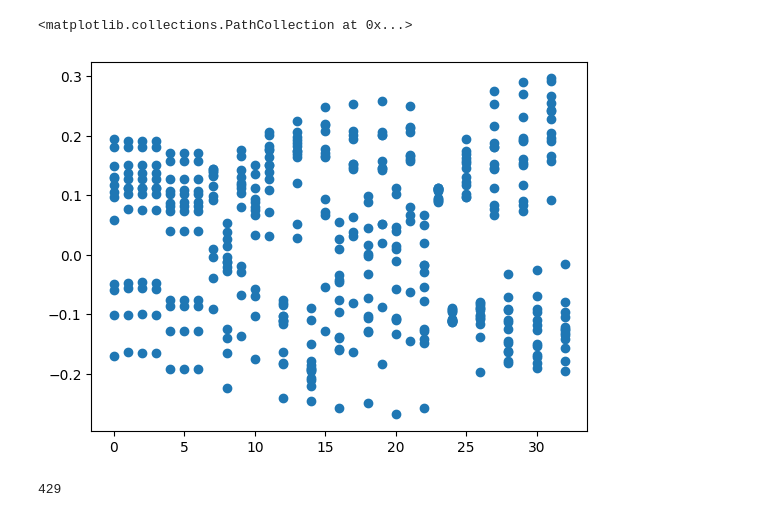
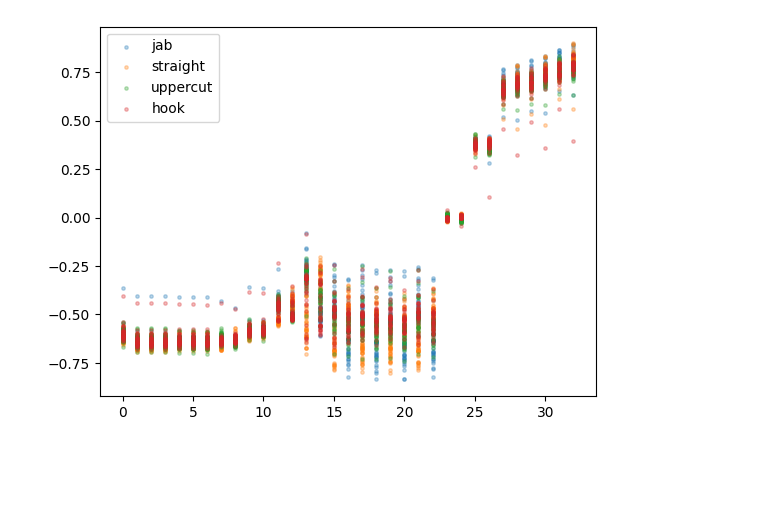
Before and after one commit to sidsurakanti/what-punch, a Jupyter notebook: pipe.ipynb, the cells around one changed output. Drawn from its saved outputs; the diff is of its cells as text; code cells hidden in the pictures; blank space fills up the shorter version.

```diff
--- a/pipe.ipynb
+++ b/pipe.ipynb
@@ -87,9 +88,18 @@ for file in sorted(list(folder.glob("*.png"))):
 # %%
-data = []
-for res in results:
-    data.append([[lm.x, lm.y, lm.z, lm.visibility] for idx, (name, lm) in enumerate(zip(PoseLandmark._member_names_, res))])
+def marks_to_data(marks) -> tuple:
+    data = []
+    for res in marks:
+        data.append([[lm.x, lm.y, lm.z, lm.visibility] for idx, (name, lm) in enumerate(zip(PoseLandmark._member_names_, res))])
 
-data = np.array(data)
-idxs = pd.MultiIndex.from_product([np.arange(data.shape[0]), np.arange(len(members))], names=["example", "landmark"])
-df = pd.DataFrame(data.reshape(-1, 4), index=idxs, columns=["x", "y", "z", "visibility"])
+    data = np.array(data)
+    idxs = pd.MultiIndex.from_product([np.arange(data.shape[0]), np.arange(len(members))], names=["example", "landmark"])
+    df = pd.DataFrame(data.reshape(-1, 4), index=idxs, columns=["x", "y", "z", "visibility"])
+    return (data, df)
+# %%
+punches = ["jab", "straight",  "uppercut", "hook"] #
+data = []
+
+for punch in punches:
+    marks = get_landmarks(punch)
+    data.append(marks_to_data(marks))
 # %%
@@ -124,9 +110,7 @@ df.describe()
 # %%
-plt.scatter([x for x in df.index.get_level_values(1)], df['x'])
+for punch, (arr, df) in zip(punches, data):
+    # df = df.loc[df.index.get_level_values(1).isin(list(range(13, 23)))]
+    plt.scatter([x for x in df.index.get_level_values(1)], df['y'], label=punch, alpha=0.3, s=6)
+    plt.legend()
 # %% [output]
-<matplotlib.collections.PathCollection at 0x...>
-[figure, old version]
+[figure, new version]
-# %%
-len(df)
-# %% [output]
-429
```
Also changed, not shown: parts of 12 cells of this notebook, 4 other files.
